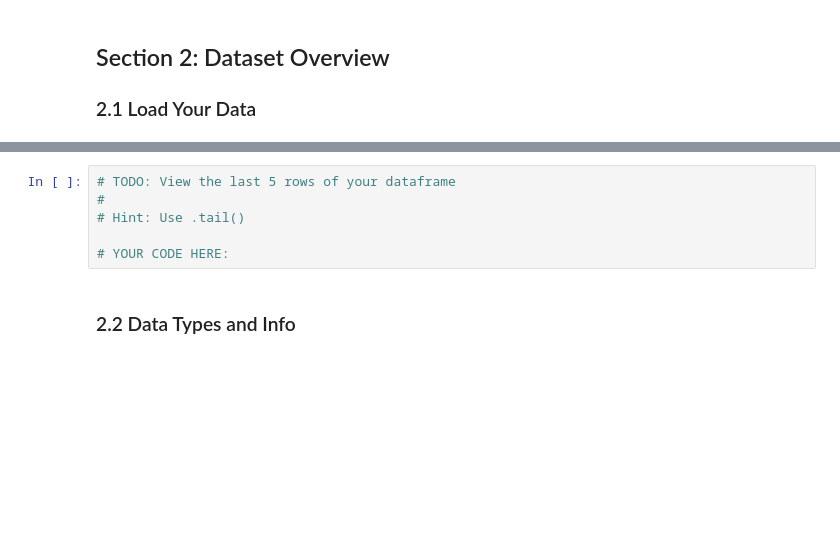
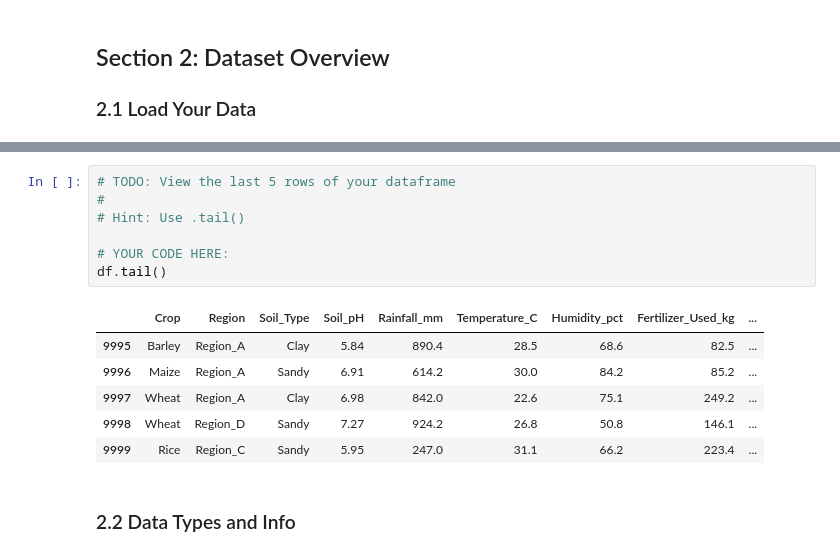
Before and after one commit to fsa-aiml-2511/individual-capstone-wesleyhouk-gif, a Jupyter notebook: notebooks/01_problem_statement_and_eda.ipynb, the cells around one changed output, grey strips where cells are left out. Drawn from its saved outputs; the diff is of its cells as text; blank space fills up the shorter version.

```diff
--- a/notebooks/01_problem_statement_and_eda.ipynb
+++ b/notebooks/01_problem_statement_and_eda.ipynb
@@ -121,9 +136,17 @@ print(df.columns.tolist())
 # %%
 # TODO: View the last 5 rows of your dataframe
 #
 # Hint: Use .tail()
 
 # YOUR CODE HERE:
+df.tail()
+# %% [output]
+|  | Crop | Region | Soil_Type | Soil_pH | Rainfall_mm | Temperature_C | Humidity_pct | Fertilizer_Used_kg | ... |
+| 9995 | Barley | Region_A | Clay | 5.84 | 890.4 | 28.5 | 68.6 | 82.5 | ... |
+| 9996 | Maize | Region_A | Sandy | 6.91 | 614.2 | 30.0 | 84.2 | 85.2 | ... |
+| 9997 | Wheat | Region_A | Clay | 6.98 | 842.0 | 22.6 | 75.1 | 249.2 | ... |
+| 9998 | Wheat | Region_D | Sandy | 7.27 | 924.2 | 26.8 | 50.8 | 146.1 | ... |
+| 9999 | Rice | Region_C | Sandy | 5.95 | 247.0 | 31.1 | 66.2 | 223.4 | ... |
 # %% [markdown]
 ### 2.2 Data Types and Info
 # %%
```
Also changed, not shown: parts of 15 cells of this notebook.
